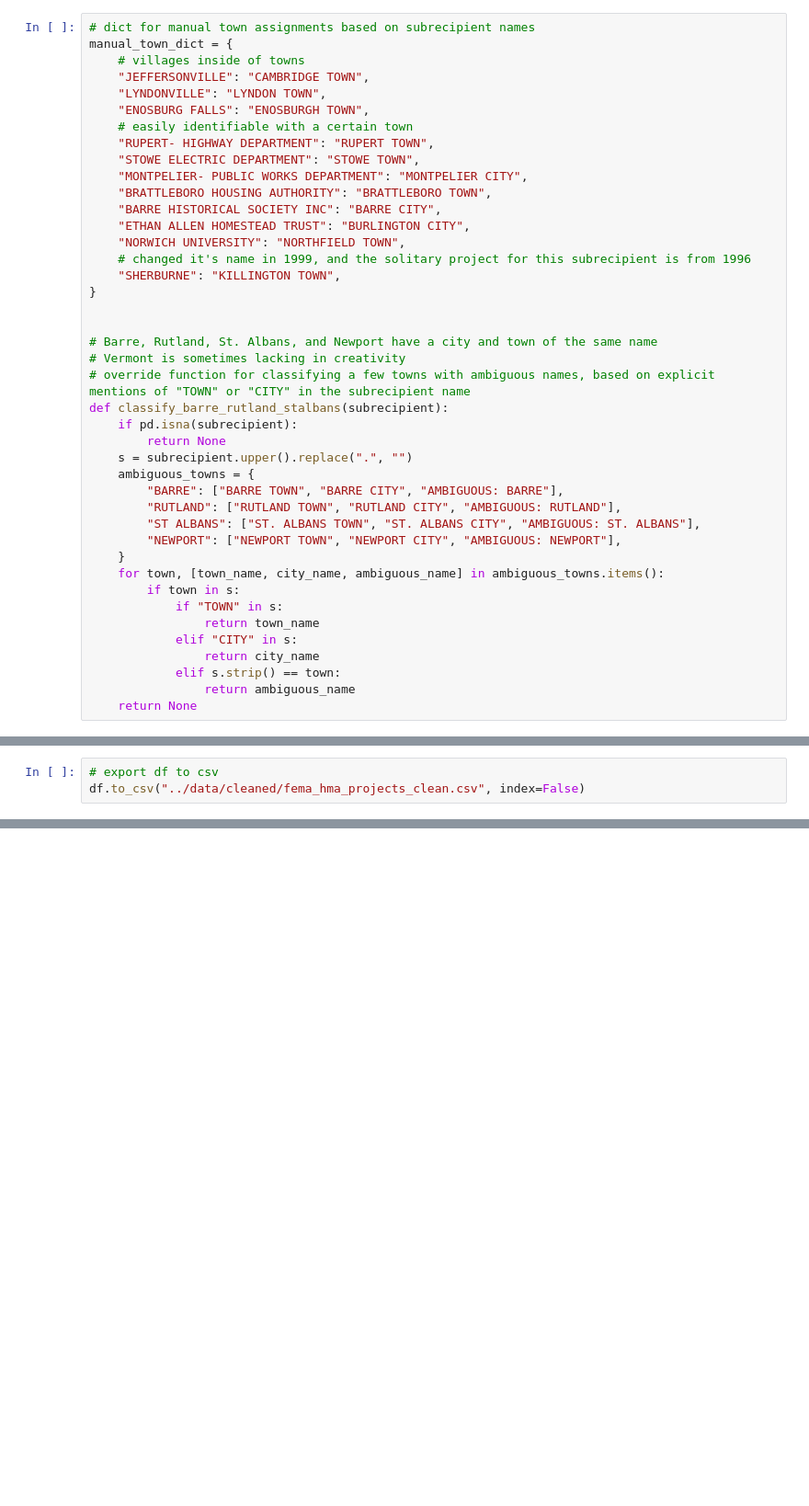
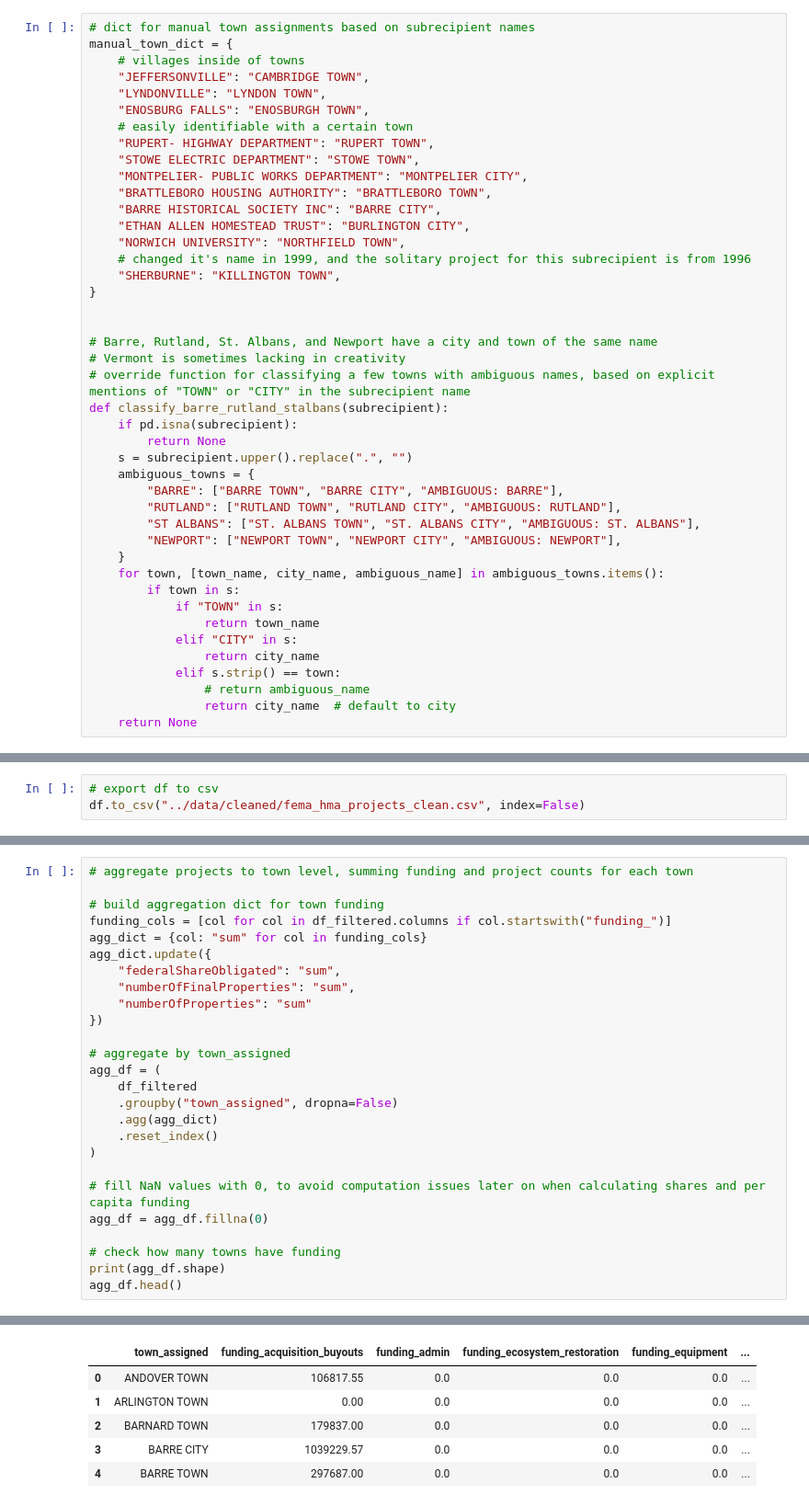
Before and after one commit to jakedurell/hazard-funding-comp, a Jupyter notebook: notebooks/etl_finance.ipynb, the cells around one changed output, grey strips where cells are left out. Shown at 92% size. Drawn from its saved outputs; the diff is of its cells as text; blank space fills up the shorter version.

```diff
--- a/notebooks/etl_finance.ipynb
+++ b/notebooks/etl_finance.ipynb
@@ -189,7 +182,8 @@ def classify_barre_rutland_stalbans(subrecipient):
             elif "CITY" in s:
                 return city_name
             elif s.strip() == town:
-                return ambiguous_name
+                # return ambiguous_name
+                return city_name  # default to city
     return None
 # %%
 # regex to clean subrecipient names
@@ -374,0 +427,27 @@ df.to_csv("../data/cleaned/fema_hma_projects_clean.csv", index=False)
+# %%
+# aggregate projects to town level, summing funding and project counts for each town
+
+# build aggregation dict for town funding
+funding_cols = [col for col in df_filtered.columns if col.startswith("funding_")]
+agg_dict = {col: "sum" for col in funding_cols}
+agg_dict.update({
+    "federalShareObligated": "sum",
+    "numberOfFinalProperties": "sum",
+    "numberOfProperties": "sum"
+})
+
+# aggregate by town_assigned
+agg_df = (
+    df_filtered
+    .groupby("town_assigned", dropna=False)
+    .agg(agg_dict)
+    .reset_index()
+)
+
+# fill NaN values with 0, to avoid computation issues later on when calculating shares and per capita funding
+agg_df = agg_df.fillna(0)
+
+# check how many towns have funding
+print(agg_df.shape)
+agg_df.head()
+# %% [output]
@@ -374,0 +455,6 @@ df.to_csv("../data/cleaned/fema_hma_projects_clean.csv", index=False)
+|  | town_assigned | funding_acquisition_buyouts | funding_admin | funding_ecosystem_restoration | funding_equipment | ... |
+| 0 | ANDOVER TOWN | 106817.55 | 0.0 | 0.0 | 0.0 | ... |
+| 1 | ARLINGTON TOWN | 0.00 | 0.0 | 0.0 | 0.0 | ... |
+| 2 | BARNARD TOWN | 179837.00 | 0.0 | 0.0 | 0.0 | ... |
+| 3 | BARRE CITY | 1039229.57 | 0.0 | 0.0 | 0.0 | ... |
+| 4 | BARRE TOWN | 297687.00 | 0.0 | 0.0 | 0.0 | ... |
```
Also changed, not shown: parts of 25 cells of this notebook, 1 other file.
